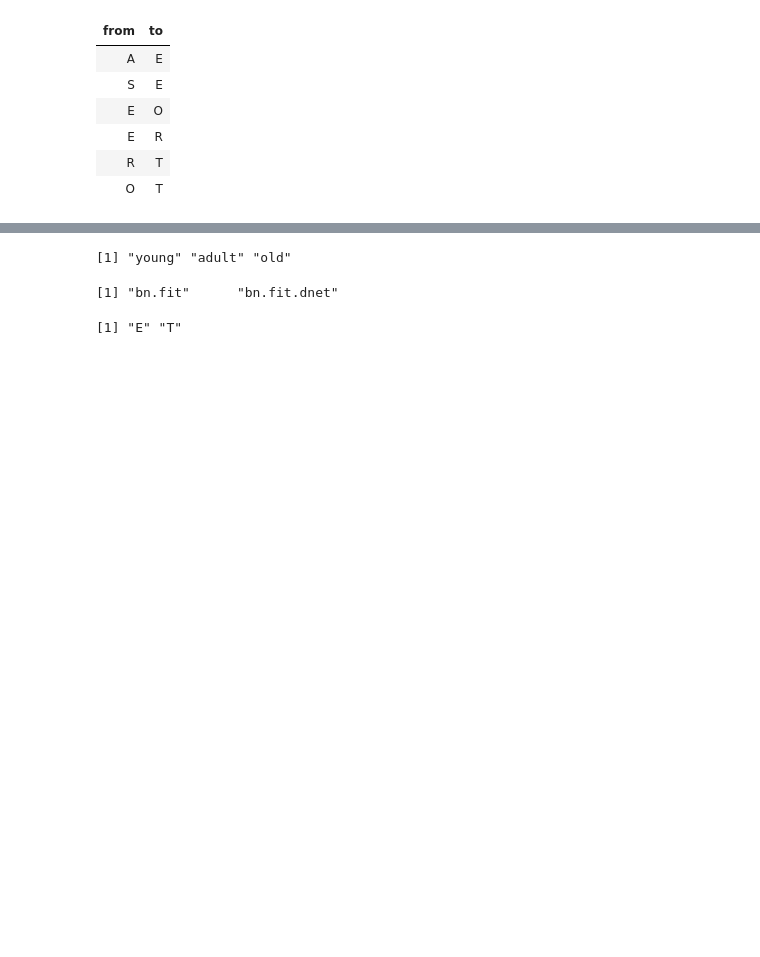
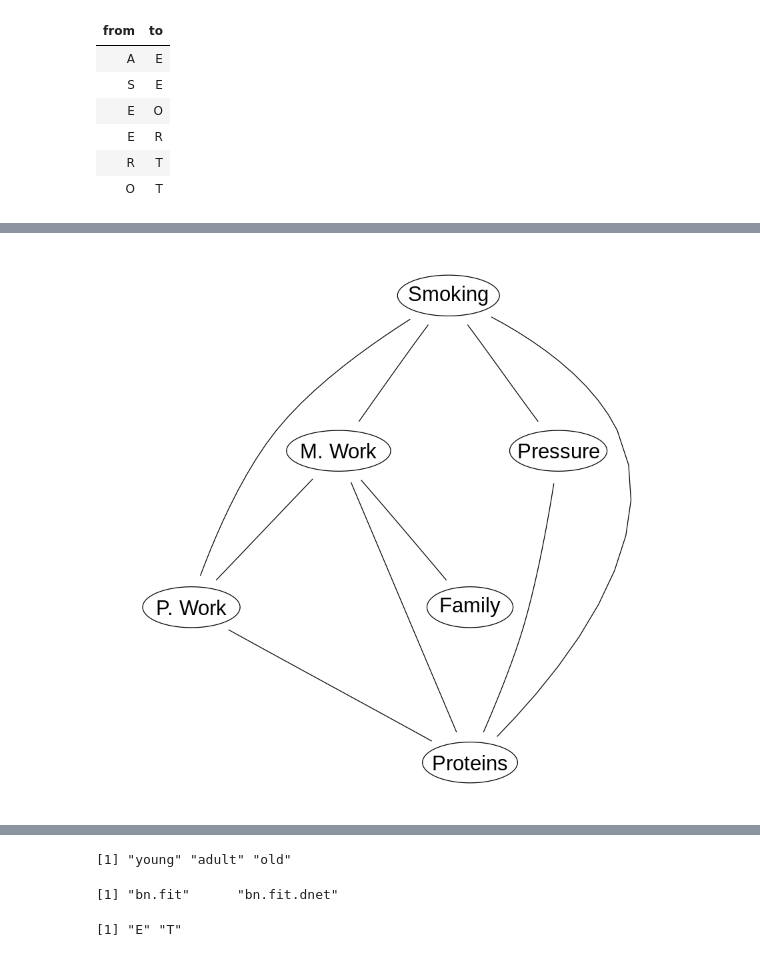
Before and after one commit to yerartdev/m1970-machine-learning-ii, a Jupyter notebook: lab/bn/L01_intro_bnlearn.ipynb, the cells around one changed output, grey strips where cells are left out. Drawn from its saved outputs; the diff is of its cells as text; code cells hidden in the pictures; blank space fills up the shorter version.

```diff
--- a/lab/bn/L01_intro_bnlearn.ipynb
+++ b/lab/bn/L01_intro_bnlearn.ipynb
@@ -271,0 +337,8 @@ dag$arcs
+# %%
+#::GMG::Ejemplo (solución) de la documentación
+# http://www.bnlearn.com/documentation/man/coronary.html
+# This is the undirected graphical model from Whittaker (1990).
+#data(coronary)
+#::nota::es interesante la manera de sacar el nombre de los nodos
+#        del dataset
+ug <- empty.graph(names(coronary))
@@ -271,0 +392,4 @@ dag$arcs
+# %%
+graphviz.plot(ug, shape = "ellipse")
+# %% [output]
+[figure, added]
```
Also changed, not shown: parts of 31 cells of this notebook.
